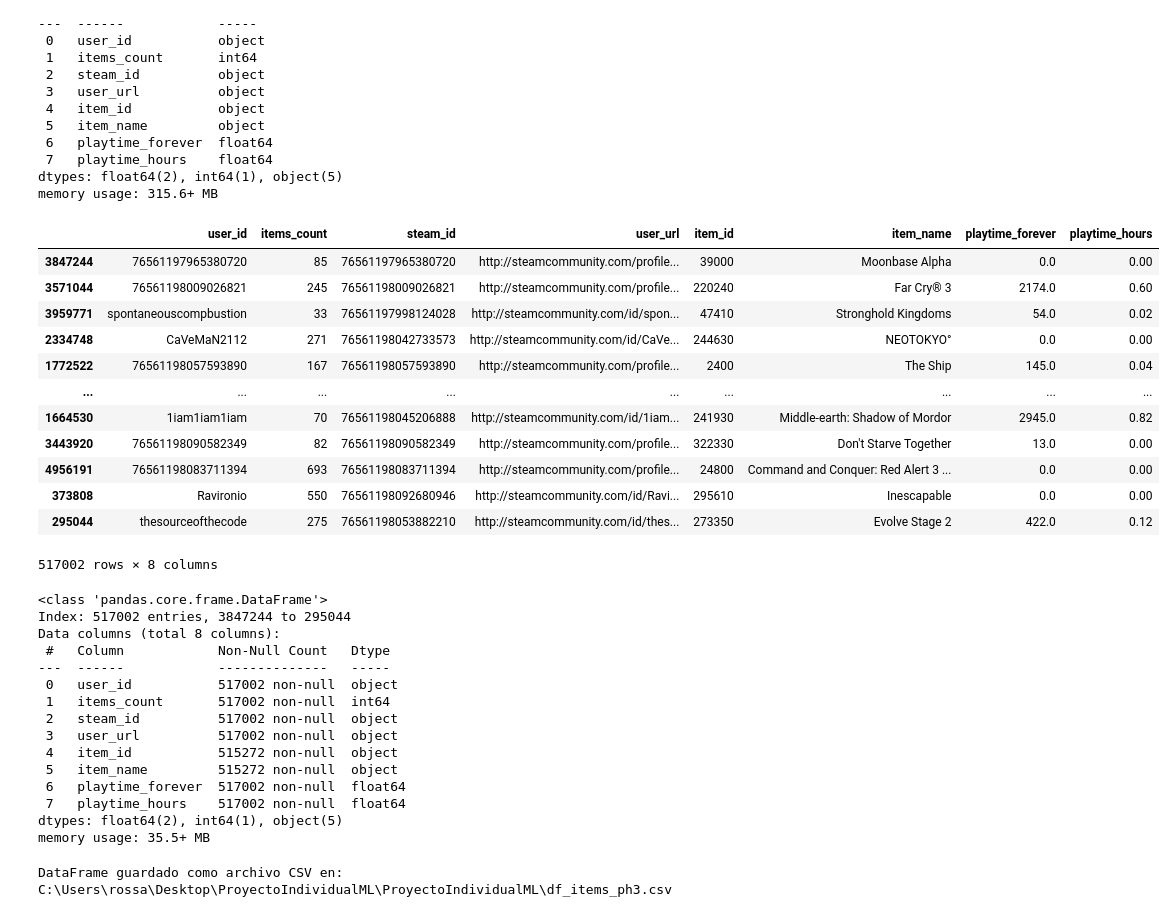
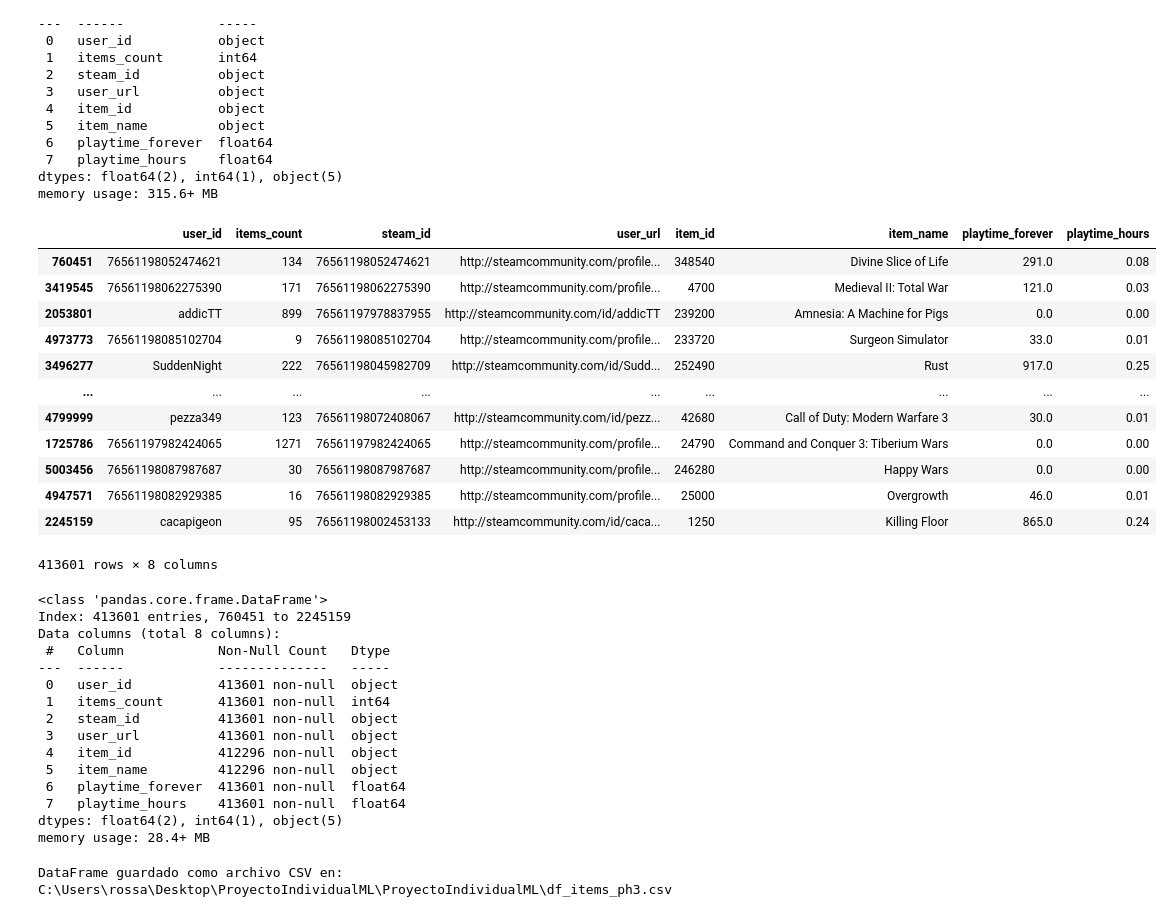
Before and after one commit to RosanaBruschini/ProyectoIndividualML, a Jupyter notebook: ETLYEDA1.ipynb, the cells around one changed output. Saved outputs shown, nothing was run; the diff lists cells and outputs as text; code cells hidden in the pictures.

```diff
--- a/ETLYEDA1.ipynb
+++ b/ETLYEDA1.ipynb
@@ -422,41 +422,41 @@ Data columns (total 8 columns):
 dtypes: float64(2), int64(1), object(5)
 memory usage: 315.6+ MB
 # %%
-porcentaje = 0.10
+porcentaje = 0.08
 df_items_ph3 = df_items_ph.sample(frac=porcentaje)
 df_items_ph3
 # %% [output]
 |  | user_id | items_count | steam_id | user_url | item_id | item_name | playtime_forever | playtime_hours |
-| 3847244 | 76561197965380720 | 85 | 76561197965380720 | http://steamcommunity.com/profile... | 39000 | Moonbase Alpha | 0.0 | 0.00 |
-| 3571044 | 76561198009026821 | 245 | 76561198009026821 | http://steamcommunity.com/profile... | 220240 | Far Cry® 3 | 2174.0 | 0.60 |
-| 3959771 | spontaneouscompbustion | 33 | 76561197998124028 | http://steamcommunity.com/id/spon... | 47410 | Stronghold Kingdoms | 54.0 | 0.02 |
-| 2334748 | CaVeMaN2112 | 271 | 76561198042733573 | http://steamcommunity.com/id/CaVe... | 244630 | NEOTOKYO° | 0.0 | 0.00 |
-| 1772522 | 76561198057593890 | 167 | 76561198057593890 | http://steamcommunity.com/profile... | 2400 | The Ship | 145.0 | 0.04 |
+| 760451 | 76561198052474621 | 134 | 76561198052474621 | http://steamcommunity.com/profile... | 348540 | Divine Slice of Life | 291.0 | 0.08 |
+| 3419545 | 76561198062275390 | 171 | 76561198062275390 | http://steamcommunity.com/profile... | 4700 | Medieval II: Total War | 121.0 | 0.03 |
+| 2053801 | addicTT | 899 | 76561197978837955 | http://steamcommunity.com/id/addicTT | 239200 | Amnesia: A Machine for Pigs | 0.0 | 0.00 |
+| 4973773 | 76561198085102704 | 9 | 76561198085102704 | http://steamcommunity.com/profile... | 233720 | Surgeon Simulator | 33.0 | 0.01 |
+| 3496277 | SuddenNight | 222 | 76561198045982709 | http://steamcommunity.com/id/Sudd... | 252490 | Rust | 917.0 | 0.25 |
 | ... | ... | ... | ... | ... | ... | ... | ... | ... |
-| 1664530 | 1iam1iam1iam | 70 | 76561198045206888 | http://steamcommunity.com/id/1iam... | 241930 | Middle-earth: Shadow of Mordor | 2945.0 | 0.82 |
-| 3443920 | 76561198090582349 | 82 | 76561198090582349 | http://steamcommunity.com/profile... | 322330 | Don't Starve Together | 13.0 | 0.00 |
-| 4956191 | 76561198083711394 | 693 | 76561198083711394 | http://steamcommunity.com/profile... | 24800 | Command and Conquer: Red Alert 3 ... | 0.0 | 0.00 |
-| 373808 | Ravironio | 550 | 76561198092680946 | http://steamcommunity.com/id/Ravi... | 295610 | Inescapable | 0.0 | 0.00 |
-| 295044 | thesourceofthecode | 275 | 76561198053882210 | http://steamcommunity.com/id/thes... | 273350 | Evolve Stage 2 | 422.0 | 0.12 |
+| 4799999 | pezza349 | 123 | 76561198072408067 | http://steamcommunity.com/id/pezz... | 42680 | Call of Duty: Modern Warfare 3 | 30.0 | 0.01 |
+| 1725786 | 76561197982424065 | 1271 | 76561197982424065 | http://steamcommunity.com/profile... | 24790 | Command and Conquer 3: Tiberium Wars | 0.0 | 0.00 |
+| 5003456 | 76561198087987687 | 30 | 76561198087987687 | http://steamcommunity.com/profile... | 246280 | Happy Wars | 0.0 | 0.00 |
+| 4947571 | 76561198082929385 | 16 | 76561198082929385 | http://steamcommunity.com/profile... | 25000 | Overgrowth | 46.0 | 0.01 |
+| 2245159 | cacapigeon | 95 | 76561198002453133 | http://steamcommunity.com/id/caca... | 1250 | Killing Floor | 865.0 | 0.24 |
-517002 rows × 8 columns
+413601 rows × 8 columns
 # %%
 df_items_ph3.info()
 # %% [output]
 <class 'pandas.core.frame.DataFrame'>
-Index: 517002 entries, 3847244 to 295044
+Index: 413601 entries, 760451 to 2245159
 Data columns (total 8 columns):
  #   Column            Non-Null Count   Dtype
 ---  ------            --------------   -----
- 0   user_id           517002 non-null  object
- 1   items_count       517002 non-null  int64
- 2   steam_id          517002 non-null  object
- 3   user_url          517002 non-null  object
- 4   item_id           515272 non-null  object
- 5   item_name         515272 non-null  object
- 6   playtime_forever  517002 non-null  float64
- 7   playtime_hours    517002 non-null  float64
+ 0   user_id           413601 non-null  object
+ 1   items_count       413601 non-null  int64
+ 2   steam_id          413601 non-null  object
+ 3   user_url          413601 non-null  object
+ 4   item_id           412296 non-null  object
+ 5   item_name         412296 non-null  object
+ 6   playtime_forever  413601 non-null  float64
+ 7   playtime_hours    413601 non-null  float64
 dtypes: float64(2), int64(1), object(5)
-memory usage: 35.5+ MB
+memory usage: 28.4+ MB
 # %%
 # Ruta donde deseas guardar el archivo CSV
 ruta_csv = r"C:\Users\rossa\Desktop\ProyectoIndividualML\ProyectoIndividualML\df_items_ph3.csv"
```
Also changed, not shown: parts of 5 cells of this notebook.
